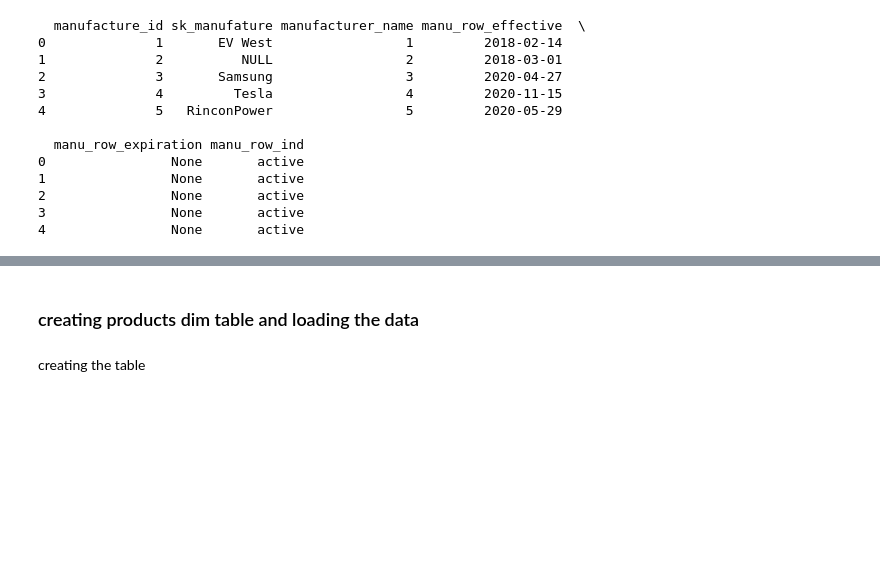
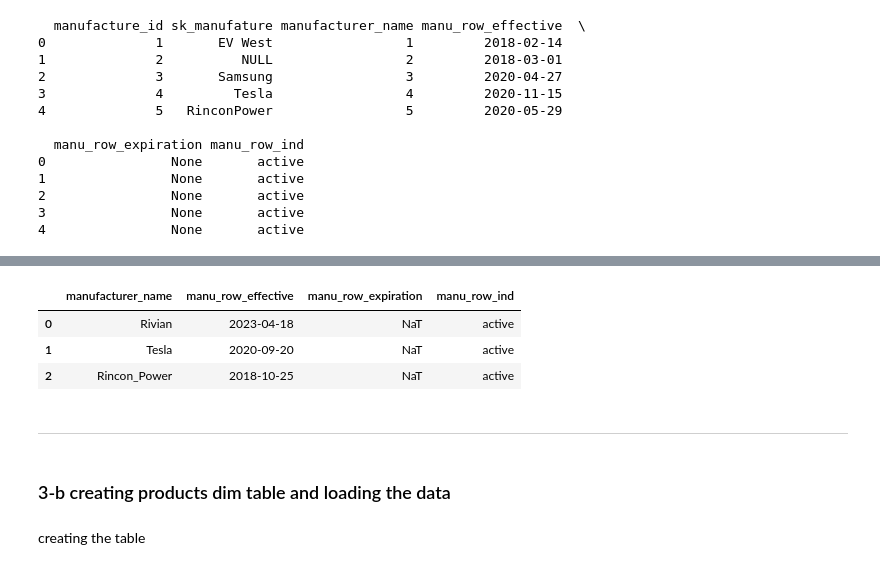
Before and after one commit to hicranA/partsUnlimitedDW, a Jupyter notebook: etl_evWest.ipynb, the cells around one changed output, grey strips where cells are left out. Drawn from its saved outputs; the diff is of its cells as text; code cells hidden in the pictures; blank space fills up the shorter version.

```diff
--- a/etl_evWest.ipynb
+++ b/etl_evWest.ipynb
@@ -640,0 +684,3 @@ conn.close()
+# %%
+new_records_df["manu_row_effective"]= new_records_df["manu_row_effective"].astype('datetime64[ns]')
+new_records_df["manu_row_expiration"]= new_records_df["manu_row_expiration"].astype('datetime64[ns]')
@@ -640,0 +701,20 @@ conn.close()
+# %%
+import psycopg2 as pg # PostgreSQL
+# from psycopg2 import  extensions
+#establishing the connection
+conn = pg.connect(
+    host="localhost",
+    database="partsunlimited",
+    user="postgres",
+    password="arnold")
+#Creating a cursor object using the cursor() method
+cursor = conn.cursor()
+# create the SQL query to insert the data into the table
+query = " SELECT * FROM manufacturers"
+cursor.execute(query)
+tables = cursor.fetchall()
+
+df_manufacturer = pd.DataFrame(tables, columns=[["manufacture_id",	"manufacturer_name",	"sk_manufature"	,"manu_row_effective"	,"manu_row_expiration",	"manu_row_ind"]])
+print(temp)
+cursor.close()
+conn.close()
@@ -641,5 +735,17 @@ conn.close()
+# %%
+df_manufacturer
+
+new_records_to_insert = new_records_df[~df_manufacturer['manufacturer_name'].isin(df_manufacturer['manufacturer_name'])]
+new_records_df
+# %% [output]
+|  | manufacturer_name | manu_row_effective | manu_row_expiration | manu_row_ind |
+| 0 | Rivian | 2023-04-18 | NaT | active |
+| 1 | Tesla | 2020-09-20 | NaT | active |
+| 2 | Rincon_Power | 2018-10-25 | NaT | active |
+# %% [markdown]
+---------------------
 # %% [markdown]
-### creating products dim table and loading the data
+### 3-b creating products dim table and loading the data
 # %% [markdown]
 creating the table
 # %%
```
Also changed, not shown: parts of 77 cells of this notebook, 2 other files.
